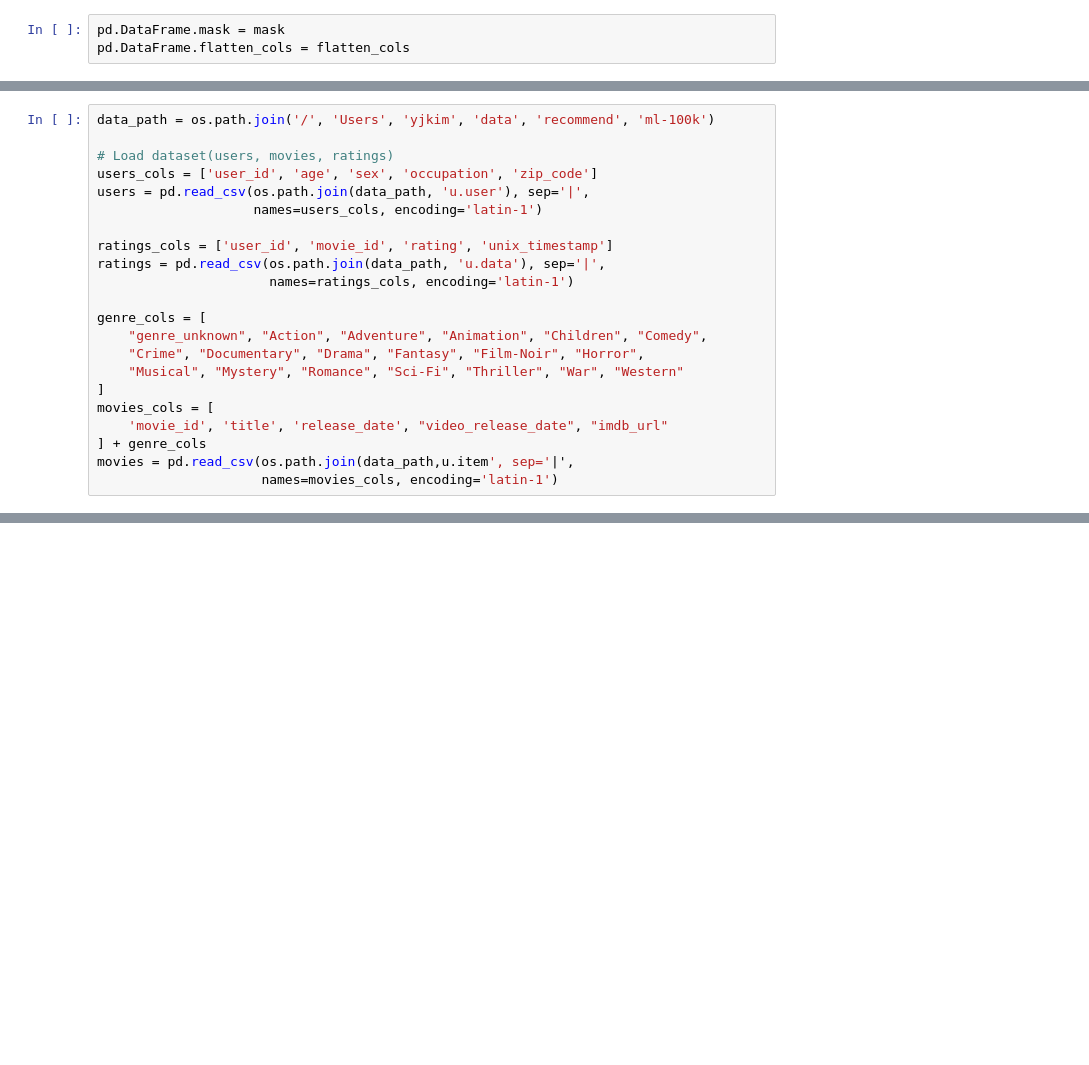
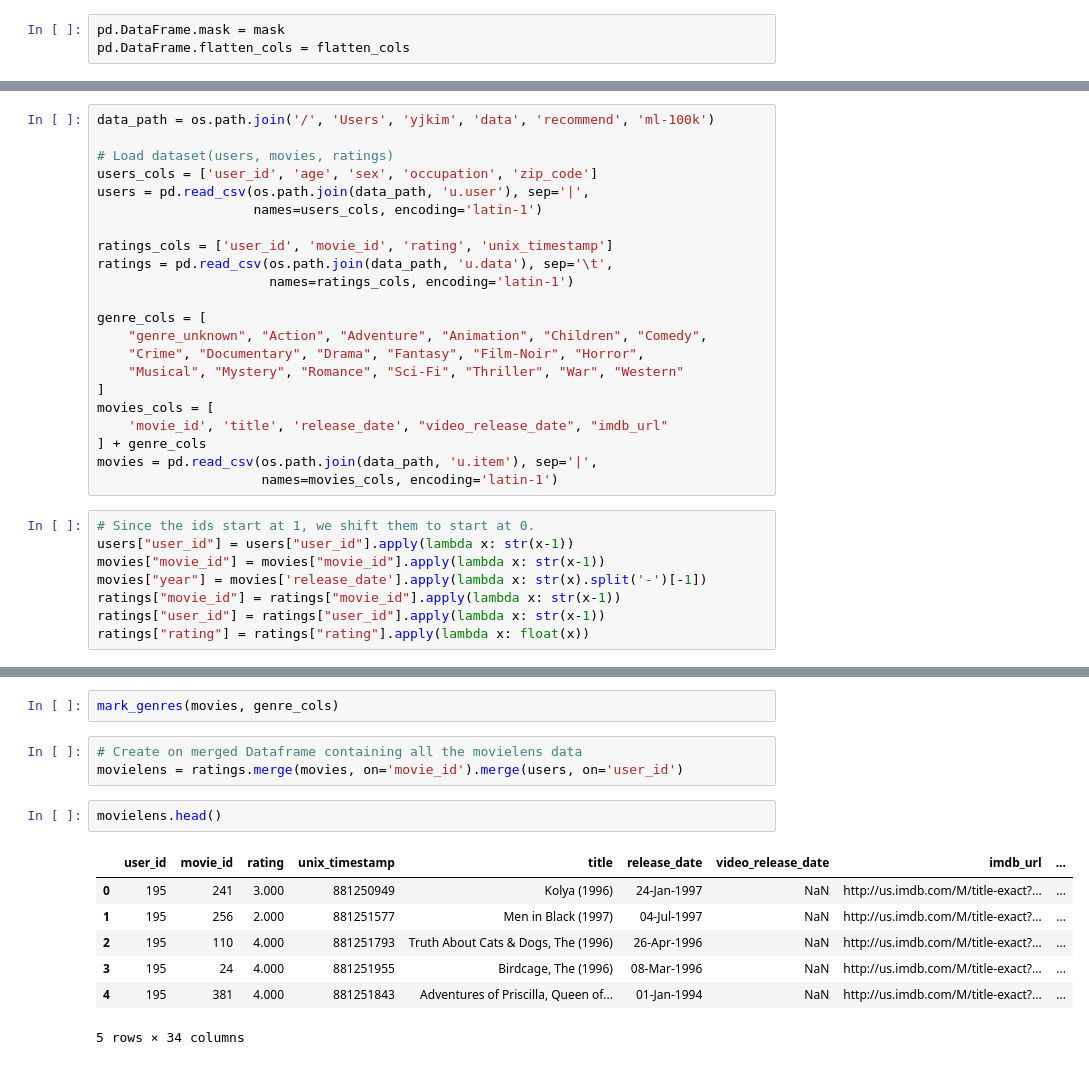
Before and after one commit to lepetitprinz/recommendation-system, a Jupyter notebook: movielens/Recommendation Systems with Tensorflow.ipynb, the cells around one changed output, grey strips where cells are left out. Cells and saved outputs as stored; diff of their text form; blank space fills up the shorter version.

```diff
--- a/movielens/Recommendation Systems with Tensorflow.ipynb
+++ b/movielens/Recommendation Systems with Tensorflow.ipynb
@@ -44,7 +43,7 @@ users = pd.read_csv(os.path.join(data_path, 'u.user'), sep='|',
                     names=users_cols, encoding='latin-1')
 
 ratings_cols = ['user_id', 'movie_id', 'rating', 'unix_timestamp']
-ratings = pd.read_csv(os.path.join(data_path, 'u.data'), sep='|',
+ratings = pd.read_csv(os.path.join(data_path, 'u.data'), sep='\t',
                       names=ratings_cols, encoding='latin-1')
 
 genre_cols = [
@@ -55,5 +54,13 @@ genre_cols = [
 movies_cols = [
     'movie_id', 'title', 'release_date', "video_release_date", "imdb_url"
 ] + genre_cols
-movies = pd.read_csv(os.path.join(data_path,u.item', sep='|',
+movies = pd.read_csv(os.path.join(data_path, 'u.item'), sep='|',
                      names=movies_cols, encoding='latin-1')
+# %%
+# Since the ids start at 1, we shift them to start at 0.
+users["user_id"] = users["user_id"].apply(lambda x: str(x-1))
+movies["movie_id"] = movies["movie_id"].apply(lambda x: str(x-1))
+movies["year"] = movies['release_date'].apply(lambda x: str(x).split('-')[-1])
+ratings["movie_id"] = ratings["movie_id"].apply(lambda x: str(x-1))
+ratings["user_id"] = ratings["user_id"].apply(lambda x: str(x-1))
+ratings["rating"] = ratings["rating"].apply(lambda x: float(x))
@@ -59,0 +89,15 @@ movies = pd.read_csv(os.path.join(data_path,u.item', sep='|',
+# %%
+mark_genres(movies, genre_cols)
+# %%
+# Create on merged Dataframe containing all the movielens data
+movielens = ratings.merge(movies, on='movie_id').merge(users, on='user_id')
+# %%
+movielens.head()
+# %% [output]
+|  | user_id | movie_id | rating | unix_timestamp | title | release_date | video_release_date | imdb_url | ... |
+| 0 | 195 | 241 | 3.000 | 881250949 | Kolya (1996) | 24-Jan-1997 | NaN | http://us.imdb.com/M/title-exact?... | ... |
+| 1 | 195 | 256 | 2.000 | 881251577 | Men in Black (1997) | 04-Jul-1997 | NaN | http://us.imdb.com/M/title-exact?... | ... |
+| 2 | 195 | 110 | 4.000 | 881251793 | Truth About Cats & Dogs, The (1996) | 26-Apr-1996 | NaN | http://us.imdb.com/M/title-exact?... | ... |
+| 3 | 195 | 24 | 4.000 | 881251955 | Birdcage, The (1996) | 08-Mar-1996 | NaN | http://us.imdb.com/M/title-exact?... | ... |
+| 4 | 195 | 381 | 4.000 | 881251843 | Adventures of Priscilla, Queen of... | 01-Jan-1994 | NaN | http://us.imdb.com/M/title-exact?... | ... |
+5 rows × 34 columns
```
Also changed, not shown: parts of 13 cells of this notebook.
